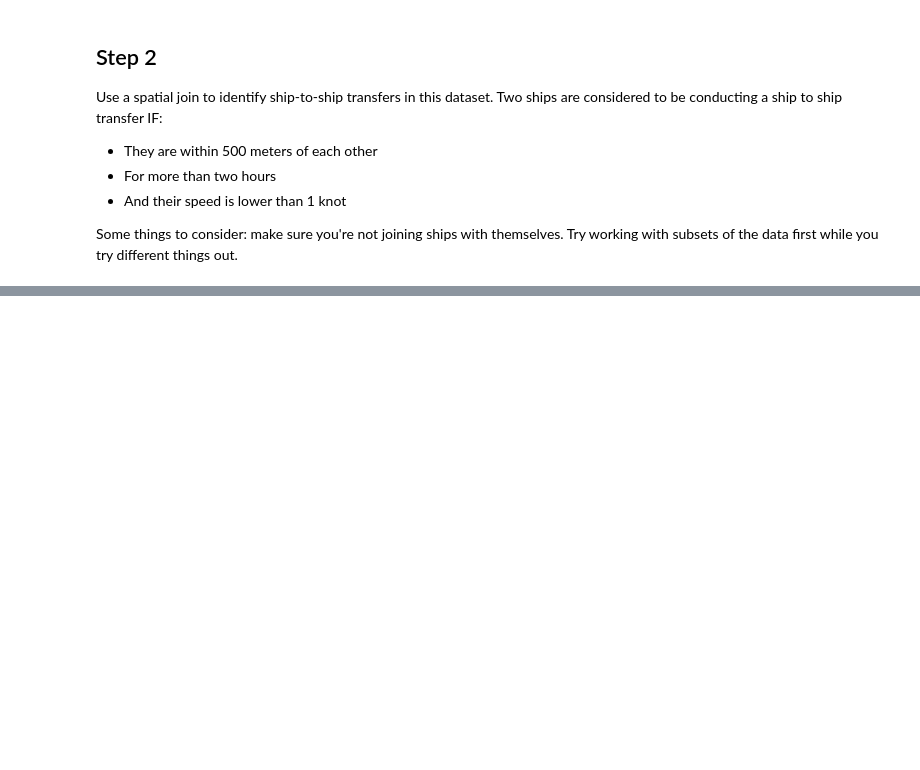
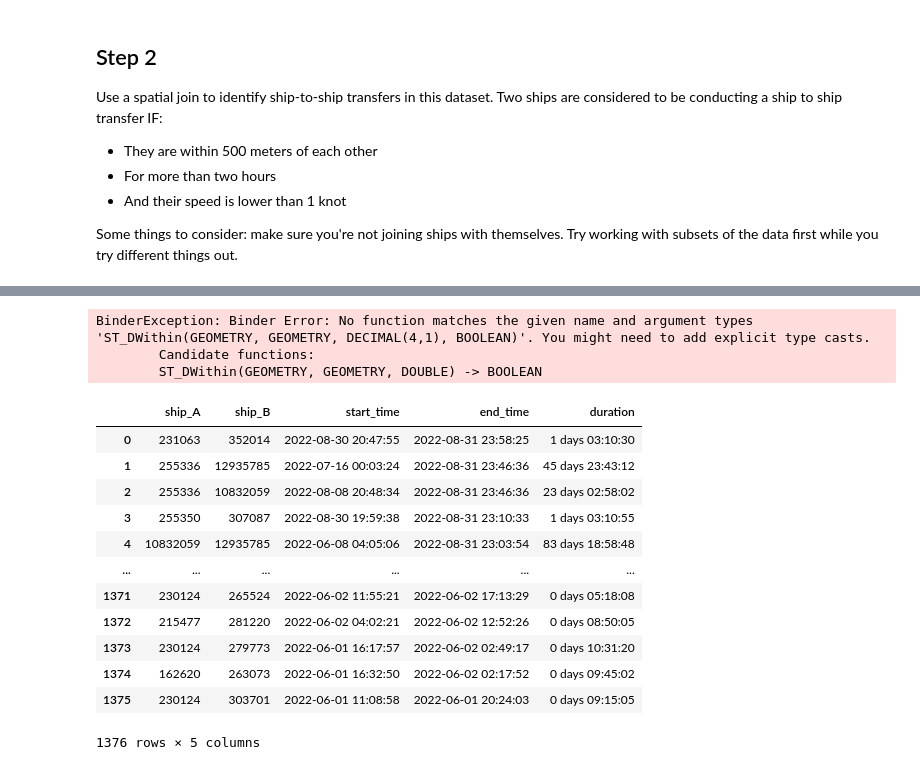
Before and after one commit to Louise0311/CASA0025, a Jupyter notebook: notebooks/W04_postgis2.ipynb, the cells around one changed output, grey strips where cells are left out. Saved outputs shown, nothing was run; the diff lists cells and outputs as text; code cells hidden in the pictures; blank space fills up the shorter version.

```diff
--- a/notebooks/W04_postgis2.ipynb
+++ b/notebooks/W04_postgis2.ipynb
@@ -343,0 +454,67 @@ Some things to consider: make sure you're not joining ships with themselves. Try
+# %%
+con.sql("""
+-- 1. 先在同一个连接中创建低速船只临时表
+CREATE OR REPLACE TEMP TABLE low_speed_ais AS
+SELECT * FROM ais WHERE sog < 1;
+
+-- 2. 执行核心分析查询
+SELECT
+    a.vesselid AS ship_A,
+    b.vesselid AS ship_B,
+    MIN(a.date) AS start_time,
+    MAX(a.date) AS end_time,
+    age(MAX(a.date), MIN(a.date)) AS duration
+FROM low_speed_ais a
+JOIN low_speed_ais b
+    ON a.vesselid < b.vesselid -- 避免重复配对
+    AND ST_DWithin(a.geom, b.geom, 500.0, TRUE) -- 500米，TRUE表示开启球面计算
+WHERE
+    a.date BETWEEN b.date - INTERVAL '2 hours' AND b.date + INTERVAL '2 hours'
+GROUP BY
+    ship_A, ship_B
+HAVING
+    epoch(MAX(a.date) - MIN(a.date)) > 7200; -- 超过2小时（7200秒）
+""").df()
+# %% [output]
+BinderException: Binder Error: No function matches the given name and argument types 'ST_DWithin(GEOMETRY, GEOMETRY, DECIMAL(4,1), BOOLEAN)'. You might need to add explicit type casts.
+        Candidate functions:
+        ST_DWithin(GEOMETRY, GEOMETRY, DOUBLE) -> BOOLEAN
+# %%
+con.sql("""
+-- 1. Create temporary table for low speed pings
+CREATE OR REPLACE TEMP TABLE low_speed_ais AS
+SELECT * FROM ais WHERE sog < 1;
+
+-- 2. Identify transfers
+SELECT
+    a.vesselid AS ship_A,
+    b.vesselid AS ship_B,
+    MIN(a.date) AS start_time,
+    MAX(a.date) AS end_time,
+    age(MAX(a.date), MIN(a.date)) AS duration
+FROM low_speed_ais a
+JOIN low_speed_ais b
+    ON a.vesselid < b.vesselid
+    -- Use ST_Distance_Sphere to get distance in meters for 4326 geometries
+    AND ST_Distance_Sphere(a.geom, b.geom) < 500
+WHERE
+    a.date BETWEEN b.date - INTERVAL '2 hours' AND b.date + INTERVAL '2 hours'
+GROUP BY
+    ship_A, ship_B
+HAVING
+    epoch(MAX(a.date) - MIN(a.date)) > 7200;
+""").df()
+# %% [output]
+|  | ship_A | ship_B | start_time | end_time | duration |
+| 0 | 231063 | 352014 | 2022-08-30 20:47:55 | 2022-08-31 23:58:25 | 1 days 03:10:30 |
+| 1 | 255336 | 12935785 | 2022-07-16 00:03:24 | 2022-08-31 23:46:36 | 45 days 23:43:12 |
+| 2 | 255336 | 10832059 | 2022-08-08 20:48:34 | 2022-08-31 23:46:36 | 23 days 02:58:02 |
+| 3 | 255350 | 307087 | 2022-08-30 19:59:38 | 2022-08-31 23:10:33 | 1 days 03:10:55 |
+| 4 | 10832059 | 12935785 | 2022-06-08 04:05:06 | 2022-08-31 23:03:54 | 83 days 18:58:48 |
+| ... | ... | ... | ... | ... | ... |
+| 1371 | 230124 | 265524 | 2022-06-02 11:55:21 | 2022-06-02 17:13:29 | 0 days 05:18:08 |
+| 1372 | 215477 | 281220 | 2022-06-02 04:02:21 | 2022-06-02 12:52:26 | 0 days 08:50:05 |
+| 1373 | 230124 | 279773 | 2022-06-01 16:17:57 | 2022-06-02 02:49:17 | 0 days 10:31:20 |
+| 1374 | 162620 | 263073 | 2022-06-01 16:32:50 | 2022-06-02 02:17:52 | 0 days 09:45:02 |
+| 1375 | 230124 | 303701 | 2022-06-01 11:08:58 | 2022-06-01 20:24:03 | 0 days 09:15:05 |
+1376 rows × 5 columns
```
Also changed, not shown: parts of 9 cells of this notebook.
